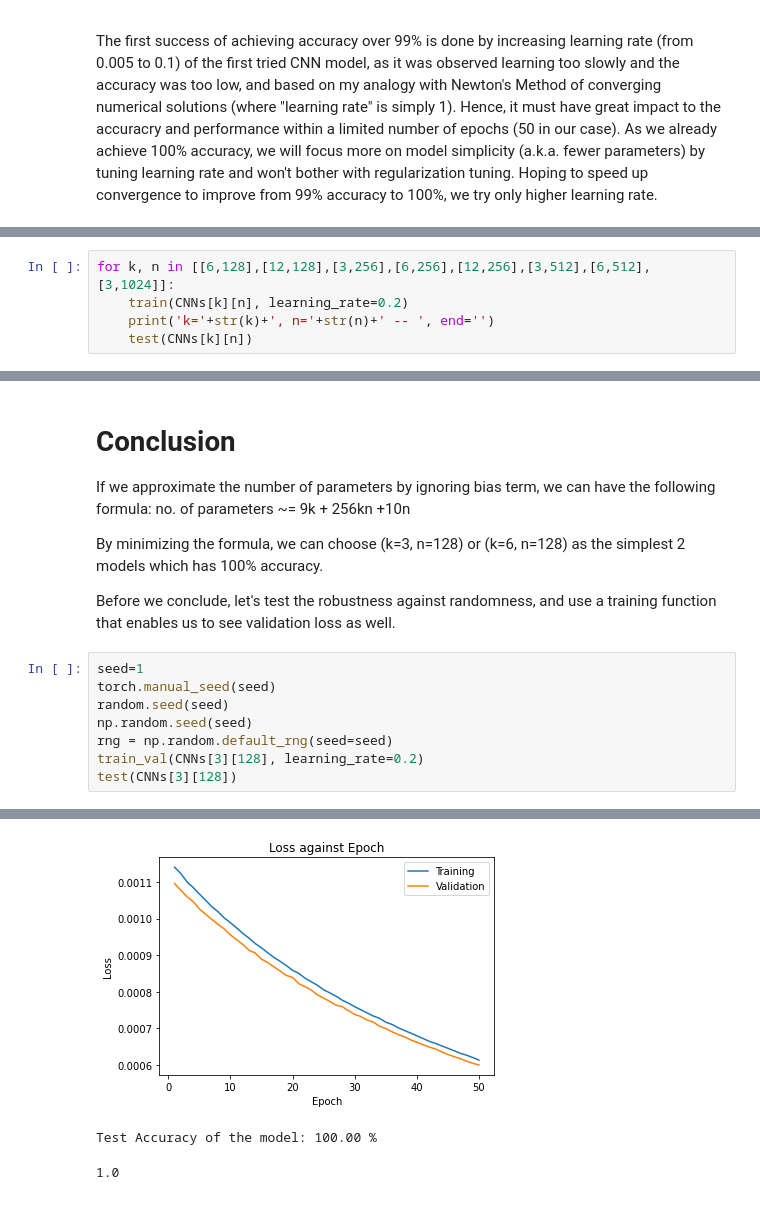
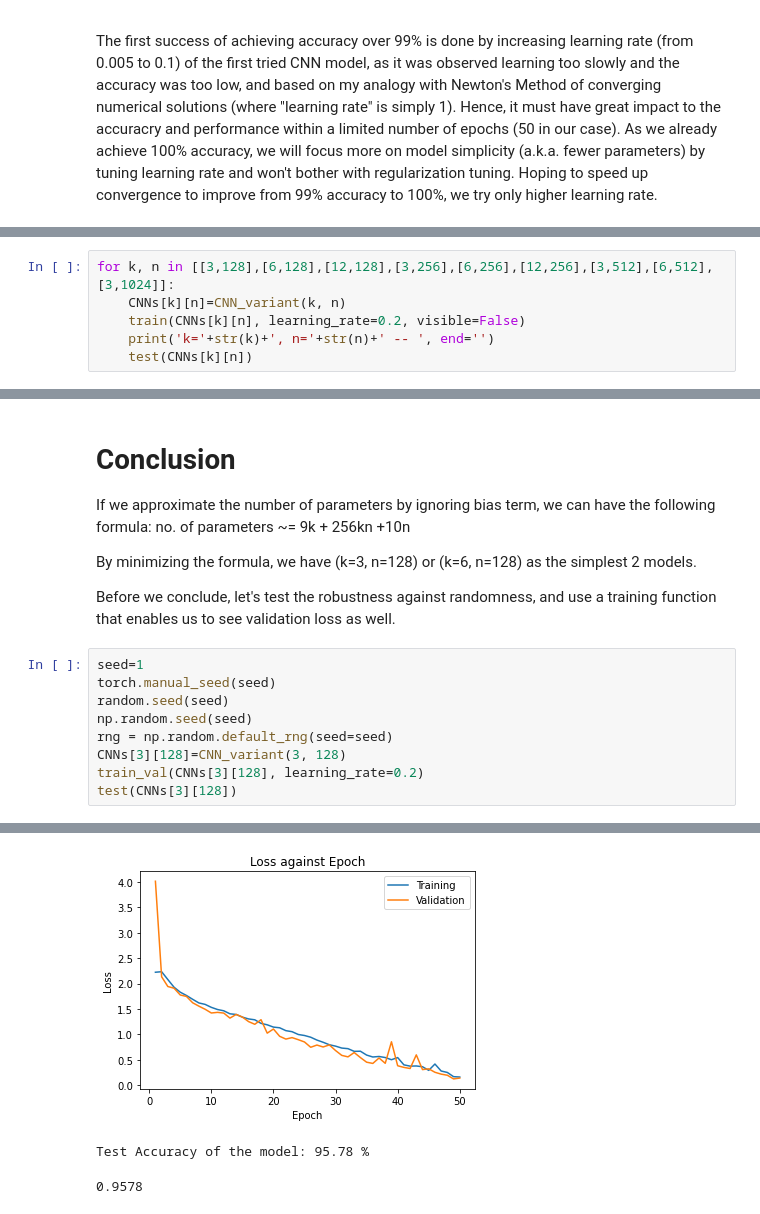
Before and after one commit to alexxcollins/AI_INM702_collab, a Jupyter notebook: task4/nb/CIFAR-10_Image_Classification.ipynb, the cells around one changed output, grey strips where cells are left out. Cells and saved outputs as stored; diff of their text form.

```diff
--- a/task4/nb/CIFAR-10_Image_Classification.ipynb
+++ b/task4/nb/CIFAR-10_Image_Classification.ipynb
@@ -867,5 +842,0 @@ Test Accuracy of the model: 100.00 %
-# %%
-for k, n in [[6,128],[12,128],[3,256],[6,256],[12,256],[3,512],[6,512],[3,1024]]:
-    train(CNNs[k][n], learning_rate=0.2)
-    print('k='+str(k)+', n='+str(n)+' -- ', end='')
-    test(CNNs[k][n])
@@ -981,0 +843,6 @@ Epoch: 50       Training Loss: 0.001238
+# %%
+for k, n in [[3,128],[6,128],[12,128],[3,256],[6,256],[12,256],[3,512],[6,512],[3,1024]]:
+    CNNs[k][n]=CNN_variant(k, n)
+    train(CNNs[k][n], learning_rate=0.2, visible=False)
+    print('k='+str(k)+', n='+str(n)+' -- ', end='')
+    test(CNNs[k][n])
@@ -985,7 +862,7 @@ Epoch: 50       Training Loss: 0.001238
 If we approximate the number of parameters by ignoring bias term, we can have the following formula:
 no. of parameters ~= 9k + 256kn +10n
 
-By minimizing the formula, we can choose (k=3, n=128)  or (k=6, n=128) as the simplest 2 models which has 100% accuracy.
+By minimizing the formula, we have (k=3, n=128)  or (k=6, n=128) as the simplest 2 models.
 
 Before we conclude, let's test the robustness against randomness, and use a training function that enables us to see validation loss as well.
 # %%
@@ -994,6 +871,7 @@ torch.manual_seed(seed)
 random.seed(seed)
 np.random.seed(seed)
 rng = np.random.default_rng(seed=seed)
+CNNs[3][128]=CNN_variant(3, 128)
 train_val(CNNs[3][128], learning_rate=0.2)
 test(CNNs[3][128])
 # %% [output]
@@ -1017,3 +895,3 @@ Epoch: 50       Training Loss: 0.000614         Validation Loss: 0.000601
-[figure, old version]
+[figure, new version]
-Test Accuracy of the model: 100.00 %
+Test Accuracy of the model: 95.78 %
-1.0
+0.9578
```
Also changed, not shown: parts of 15 cells of this notebook.
